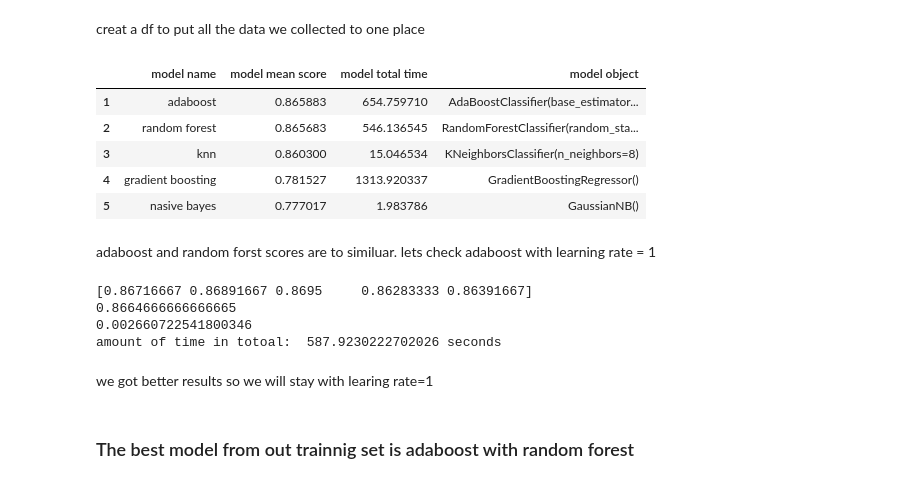
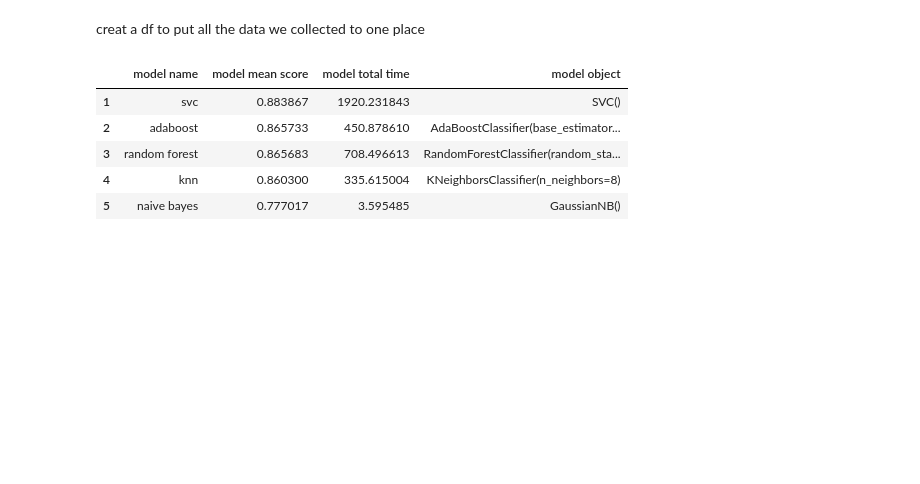
Before and after one commit to Matan-Hodadov/Fashion-mnist, a Jupyter notebook: Fashion-mnist/FMN_work.ipynb, the cells around one changed output. Drawn from its saved outputs; the diff is of its cells as text; code cells hidden in the pictures; blank space fills up the shorter version.

```diff
--- a/Fashion-mnist/FMN_work.ipynb
+++ b/Fashion-mnist/FMN_work.ipynb
@@ -388,36 +402,19 @@ weighted avg       0.78      0.78      0.78     60000
 creat a df to put all the data we collected to one place
 # %%
 dt = {}
-dt.update({"model name" : ["random forest", "knn", "svc", "adaboost", "gradient boosting", "nasive bayes"]})
-dt.update({"model mean score" : [rf_scores.mean(), knn_scores.mean(), svc_scores.mean(), ada_scores.mean(), gbrt_scores.mean(), gnb_scores.mean()]})
-dt.update({"model total time" : [rf_time.sum(), knn_time.sum(), svc_time.sum(), ada_time.sum(), gbrt_time.sum(), gnb_time.sum()]})
-dt.update({"model object" : [rf_clf, knn_clf, svc_clf, ada_clf, gbrt_clf, gnb_clf]})
+dt.update({"model name" : ["random forest", "knn", "svc", "adaboost",  "naive bayes"]})
+dt.update({"model mean score" : [rf_scores.mean(), knn_scores.mean(), svc_scores.mean(), ada_scores.mean(), gnb_scores.mean()]})
+dt.update({"model total time" : [rf_time.sum(), knn_time.sum(), svc_time.sum(), ada_time.sum(), gnb_time.sum()]})
+dt.update({"model object" : [rf_clf, knn_clf, svc_clf, ada_clf, gnb_clf]})
 df = pd.DataFrame(data = dt)
 df = df.sort_values(by=['model mean score'], ascending=False)
 df =  df.set_index(np.arange(1,len(df)+1))
 # df.iloc[:, :len(df.columns)-1]
 df  #-if you want to show all the df
 # %% [output]
 |  | model name | model mean score | model total time | model object |
-| 1 | adaboost | 0.865883 | 654.759710 | AdaBoostClassifier(base_estimator... |
-| 2 | random forest | 0.865683 | 546.136545 | RandomForestClassifier(random_sta... |
-| 3 | knn | 0.860300 | 15.046534 | KNeighborsClassifier(n_neighbors=8) |
-| 4 | gradient boosting | 0.781527 | 1313.920337 | GradientBoostingRegressor() |
-| 5 | nasive bayes | 0.777017 | 1.983786 | GaussianNB() |
+| 1 | svc | 0.883867 | 1920.231843 | SVC() |
+| 2 | adaboost | 0.865733 | 450.878610 | AdaBoostClassifier(base_estimator... |
+| 3 | random forest | 0.865683 | 708.496613 | RandomForestClassifier(random_sta... |
+| 4 | knn | 0.860300 | 335.615004 | KNeighborsClassifier(n_neighbors=8) |
+| 5 | naive bayes | 0.777017 | 3.595485 | GaussianNB() |
-# %% [markdown]
-adaboost and random forst scores are to similuar. lets check adaboost with learning rate = 1
-# %%
-ada_clf2 = AdaBoostClassifier(rf_clf, n_estimators=200, learning_rate=1)
-ada_cross_val2 = cross_validate(ada_clf2, X_train_reduced, y_train, cv = 5, n_jobs = -1)
-ada_scores2 = ada_cross_val2["test_score"]
-ada_time2 = ada_cross_val2["fit_time"]
-
-print(ada_scores2)
-print(ada_scores2.mean())
-print(ada_scores2.std())
-print("amount of time in totoal: ", ada_time2.sum(), "seconds")
-# %% [output]
-[0.86716667 0.86891667 0.8695     0.86283333 0.86391667]
-0.8664666666666665
-0.002660722541800346
-amount of time in totoal:  587.9230222702026 seconds
@@ -430,4 +420,0 @@ print(metrics.accuracy_score(y_train, gnb_predictions))
-# %% [markdown]
-we got better results so we will stay with learing rate=1
-# %% [markdown]
-### The best model from out trainnig set is adaboost with random forest
```
Also changed, not shown: parts of 26 cells of this notebook.
